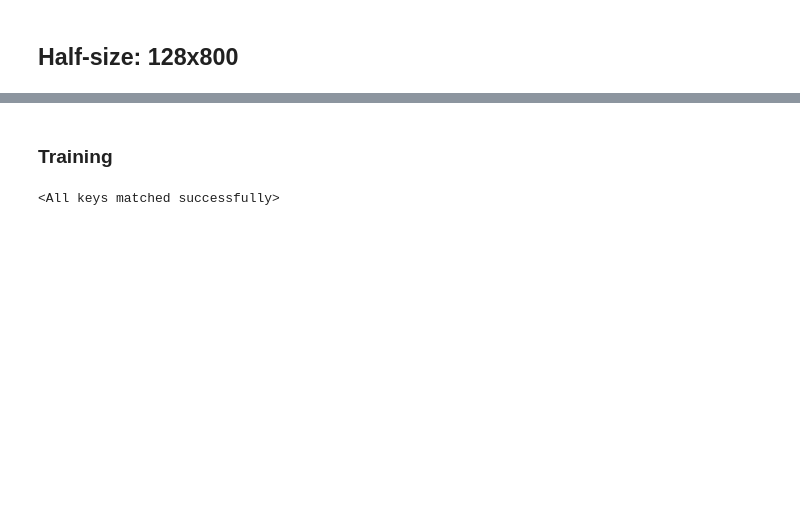
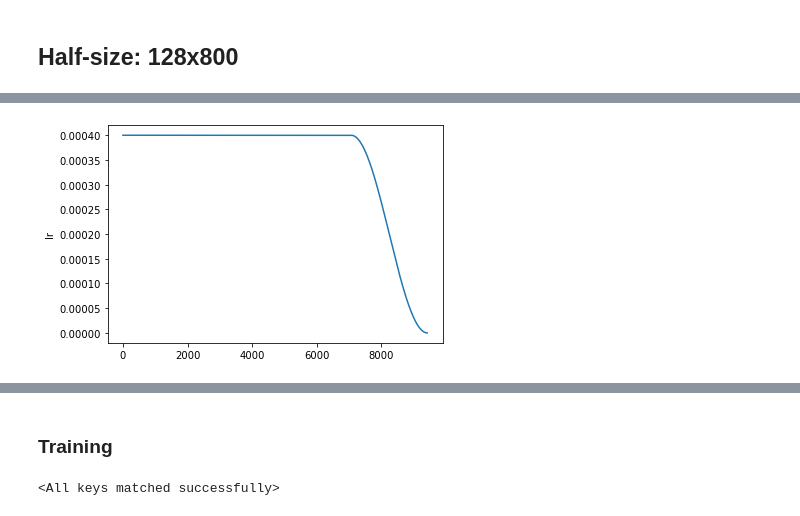
Before and after one commit to marcomatteo/steel_segmentation, a Jupyter notebook: training_notebooks/FastAI-UNET-ResNet18.ipynb, the cells around one changed output, grey strips where cells are left out. Saved outputs shown, nothing was run; the diff lists cells and outputs as text; code cells hidden in the pictures; blank space fills up the shorter version.

```diff
--- a/training_notebooks/FastAI-UNET-ResNet18.ipynb
+++ b/training_notebooks/FastAI-UNET-ResNet18.ipynb
@@ -86,3 +111,3 @@ SuggestedLRs(lr_min=0.0009120108559727668, lr_steep=4.365158383734524e-05)
 # %%
-segmentation_learner.fit_flat_cos(2, lr=4e-4, cbs=[SaveModelCallback()])
+segmentation_learner.fit_flat_cos(15, lr=4e-4)
 # %% [output]
@@ -95,0 +133,4 @@ RuntimeError: The size of tensor a (1638400) must match the size of tensor b (10
+# %%
+segmentation_learner.recorder.plot_sched()
+# %% [output]
+[figure, added]
```
Also changed, not shown: parts of 15 cells of this notebook, 3 other files.
